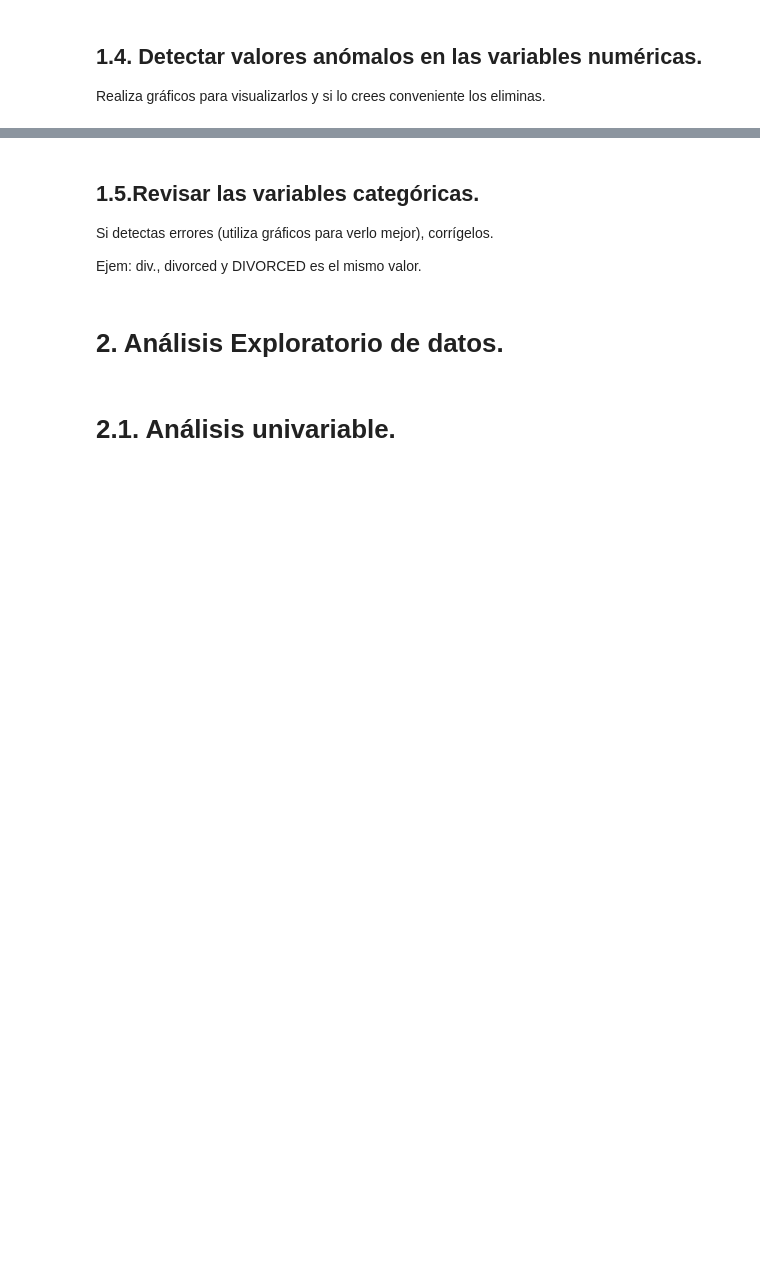
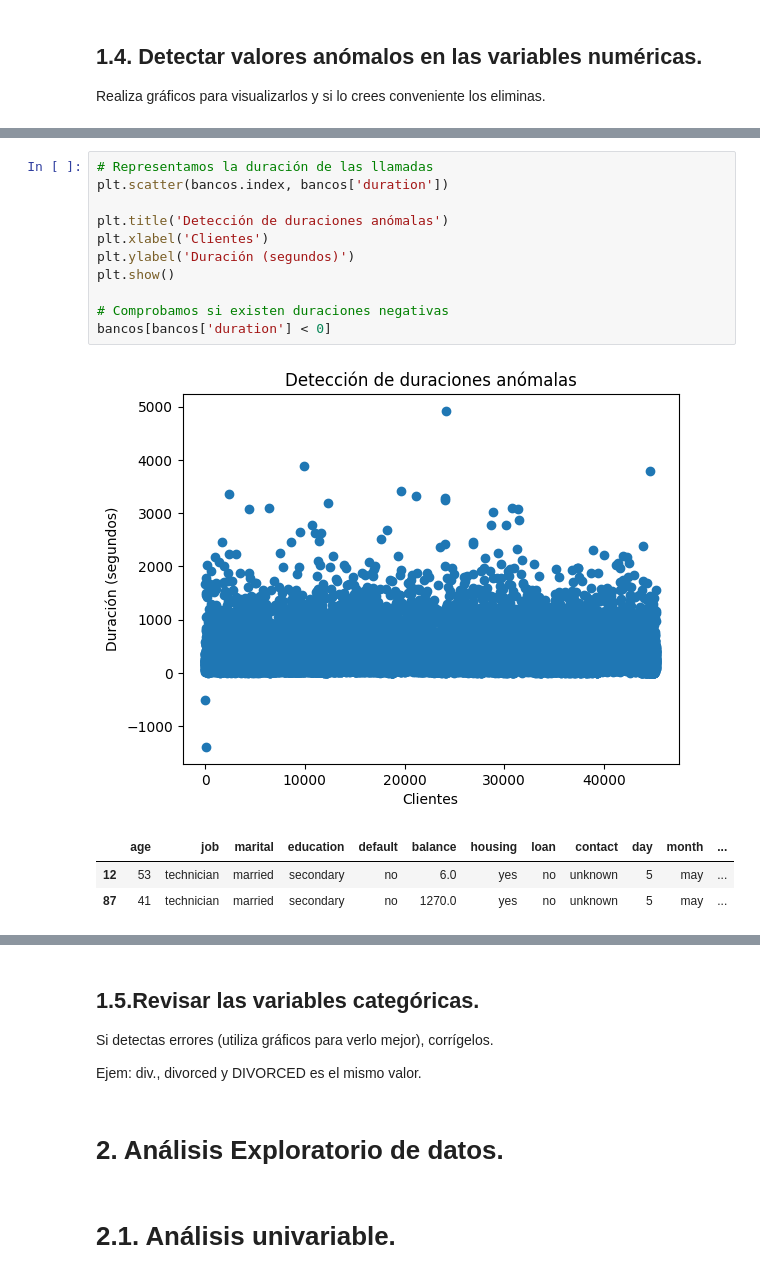
Before and after one commit to OthmaneL4/IA-y-Big-Data-, a Jupyter notebook: Practica_EDA.ipynb, the cells around one changed output, grey strips where cells are left out. Cells and saved outputs as stored; diff of their text form; blank space fills up the shorter version.

```diff
--- a/Practica_EDA.ipynb
+++ b/Practica_EDA.ipynb
@@ -58,0 +195,16 @@ Realiza gráficos para visualizarlos y si lo crees conveniente los eliminas.
+# %%
+# Representamos la duración de las llamadas
+plt.scatter(bancos.index, bancos['duration'])
+
+plt.title('Detección de duraciones anómalas')
+plt.xlabel('Clientes')
+plt.ylabel('Duración (segundos)')
+plt.show()
+
+# Comprobamos si existen duraciones negativas
+bancos[bancos['duration'] < 0]
+# %% [output]
+[figure, added]
+|  | age | job | marital | education | default | balance | housing | loan | contact | day | month | ... |
+| 12 | 53 | technician | married | secondary | no | 6.0 | yes | no | unknown | 5 | may | ... |
+| 87 | 41 | technician | married | secondary | no | 1270.0 | yes | no | unknown | 5 | may | ... |
```
Also changed, not shown: parts of 11 cells of this notebook.
